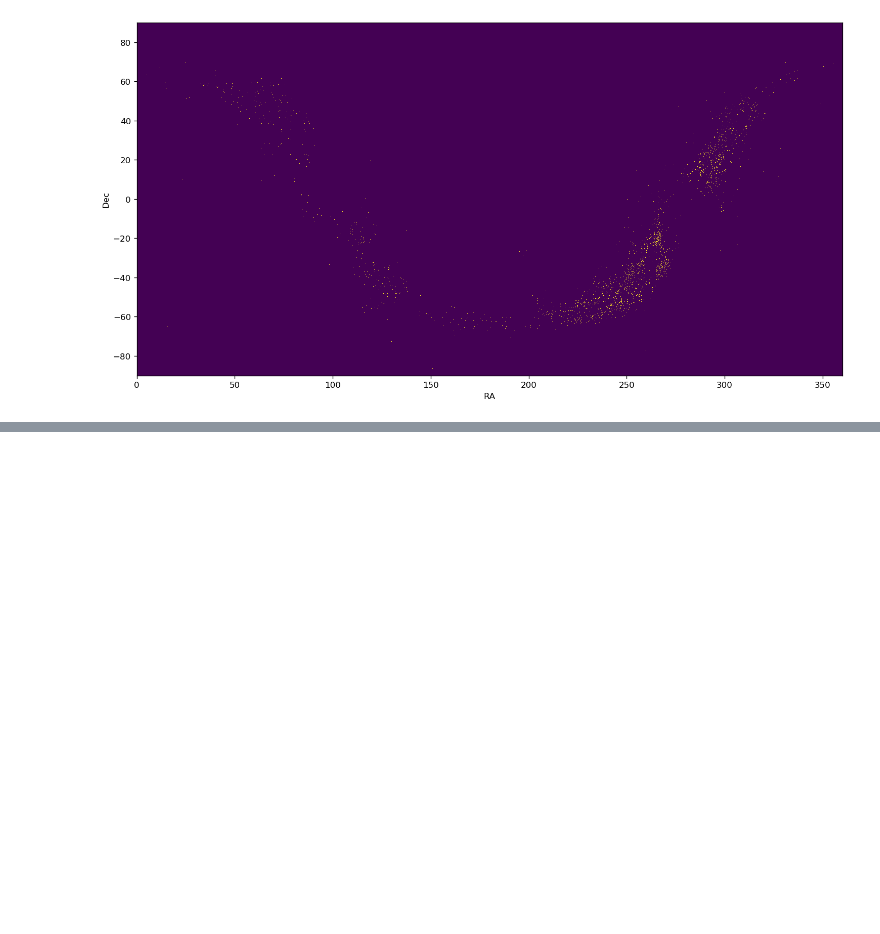
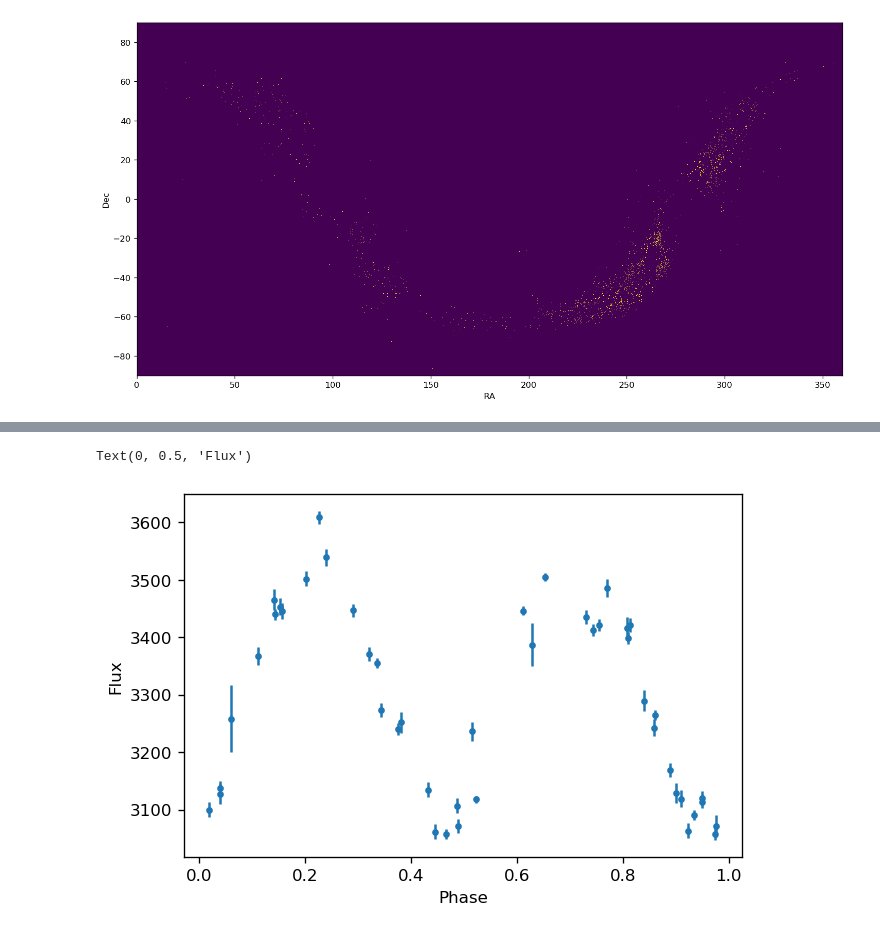
Before and after one commit to dirac-institute/AXS_Gaia_DR3, a Jupyter notebook: GDR3_playground_2022-06-16.ipynb, the cells around one changed output, grey strips where cells are left out. Saved outputs shown, nothing was run; the diff lists cells and outputs as text; code cells hidden in the pictures; blank space fills up the shorter version.

```diff
--- a/GDR3_playground_2022-06-16.ipynb
+++ b/GDR3_playground_2022-06-16.ipynb
@@ -196,0 +246,5 @@ cclc = vari.where(vari['in_vari_compact_companion']=='t').crossmatch(lc,return_m
+# %%
+# create a spark dataframe for a table not in AXS.  need to inferSchema so it's not all strings
+df = spark_session.read.csv('/epyc/data/gaia_dr3/csv/VariCompactCompanion',comment='#',header=True, inferSchema=True)#,schema=df_test.schema)
+# %%
+pdf = df.where(df['source_id'] == row['source_id']).select('*').toPandas()
@@ -196,0 +257,9 @@ cclc = vari.where(vari['in_vari_compact_companion']=='t').crossmatch(lc,return_m
+# %%
+plt.figure()
+period = pdf['period'].values
+plt.errorbar((t % period)/period,flux,fluxerr,fmt='.',linestyle='none')
+plt.xlabel('Phase')
+plt.ylabel('Flux')
+# %% [output]
+Text(0, 0.5, 'Flux')
+[figure, added]
```
Also changed, not shown: parts of 21 cells of this notebook.
